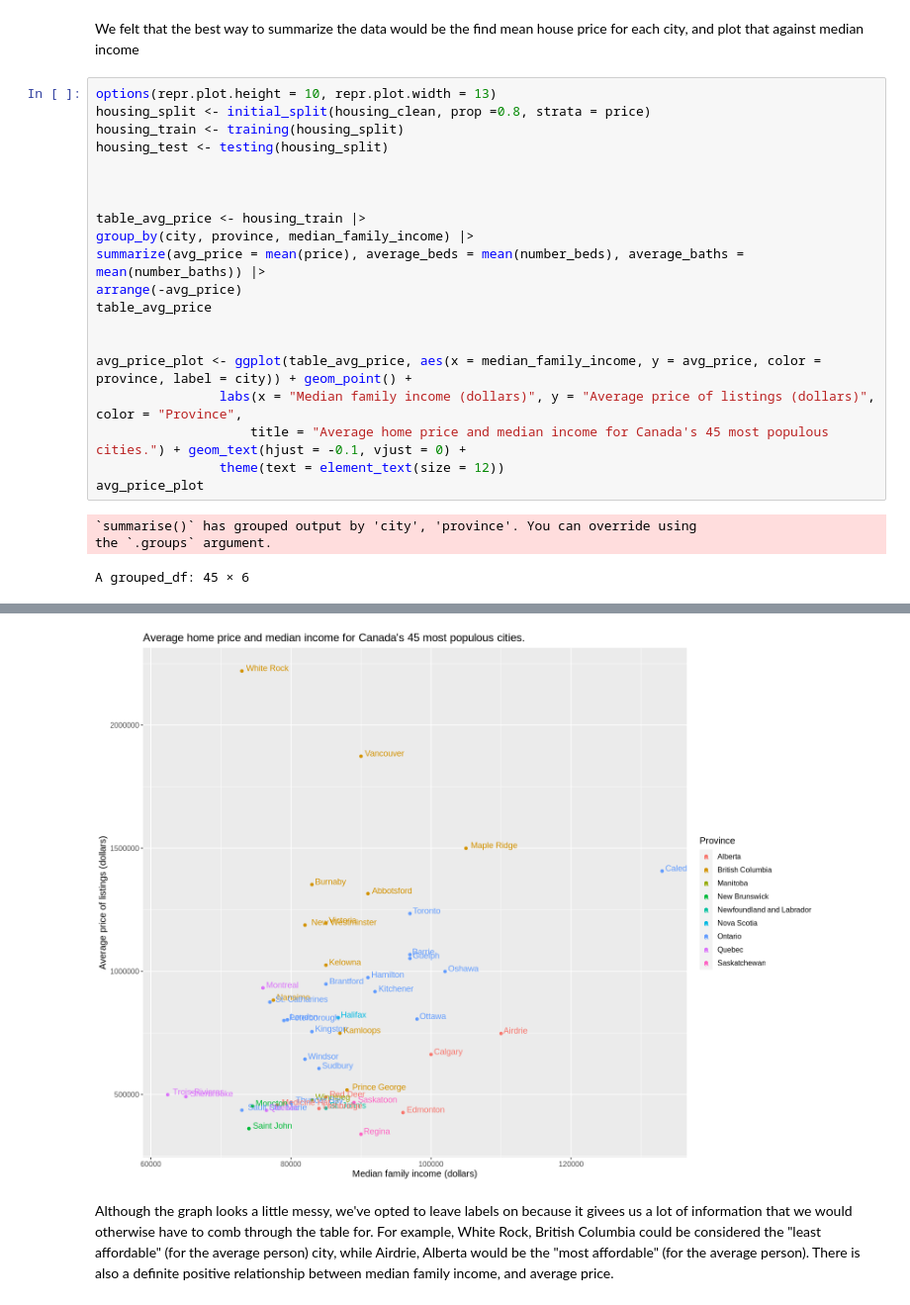
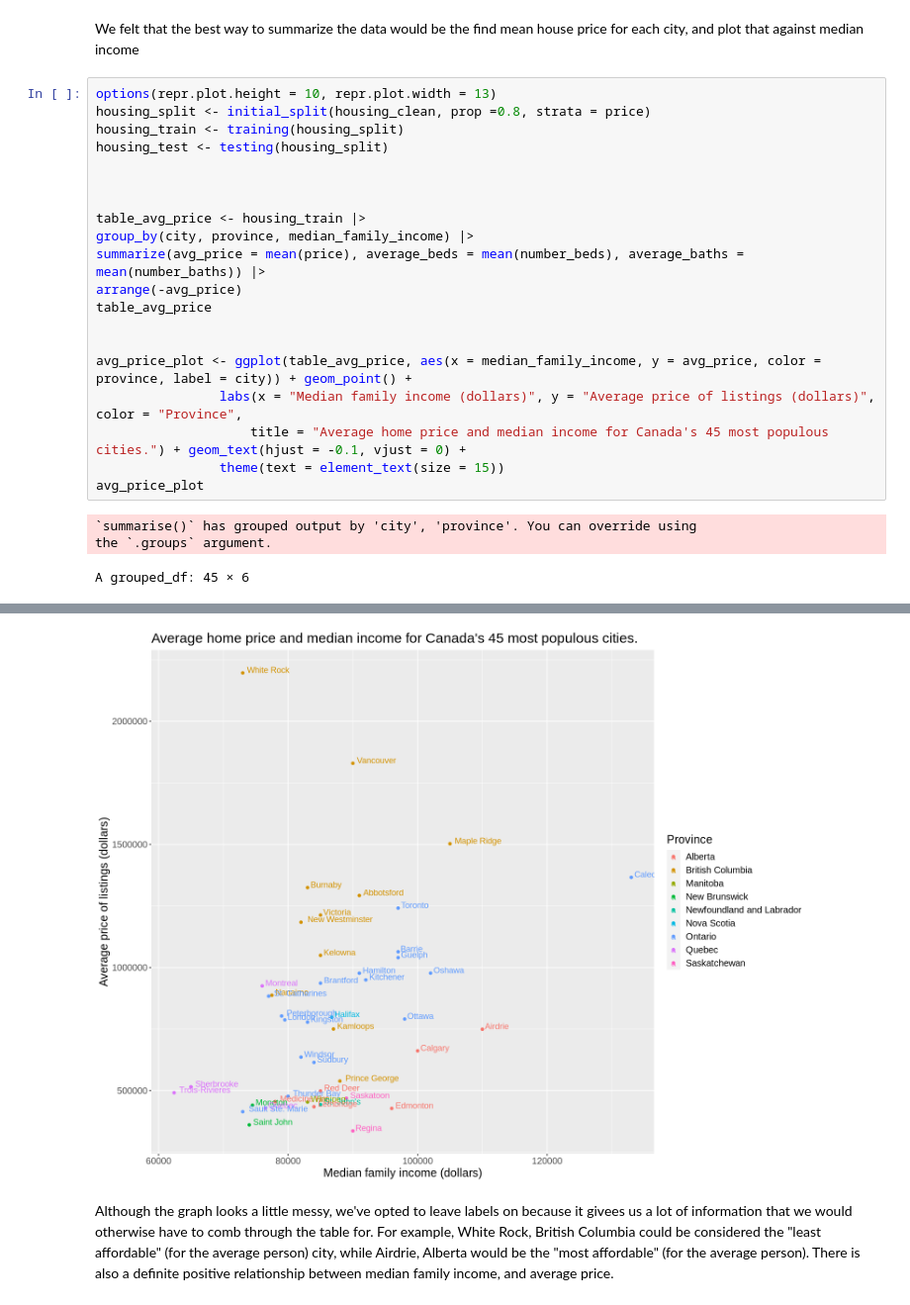
Before and after one commit to slappyslop/dsci-100-002-033, a Jupyter notebook: group_proj_proposal.ipynb, the cells around one changed output, grey strips where cells are left out. Shown at 99% size. Drawn from its saved outputs; the diff is of its cells as text.

```diff
--- a/group_proj_proposal.ipynb
+++ b/group_proj_proposal.ipynb
@@ -40,7 +40,7 @@ table_avg_price
 avg_price_plot <- ggplot(table_avg_price, aes(x = median_family_income, y = avg_price, color = province, label = city)) + geom_point() +
                 labs(x = "Median family income (dollars)", y = "Average price of listings (dollars)", color = "Province",
                     title = "Average home price and median income for Canada's 45 most populous cities.") + geom_text(hjust = -0.1, vjust = 0) +
-                theme(text = element_text(size = 12))
+                theme(text = element_text(size = 15))
 avg_price_plot
 # %% [output]
 `summarise()` has grouped output by 'city', 'province'. You can override using
@@ -58,4 +58,4 @@ A grouped_df: 45 × 6
-[figure, old version]
+[figure, new version]
 # %% [markdown]
 Although the graph looks a little messy, we've opted to leave labels on because it givees us a lot of information that we would otherwise have to comb through the table for. For example, White Rock, British Columbia could be considered the "least affordable" (for the average person) city, while Airdrie, Alberta would be the "most affordable" (for the average person). There is also a definite positive relationship between median family income, and average price.
 # %% [markdown]
```
Also changed, not shown: parts of 9 cells of this notebook.
